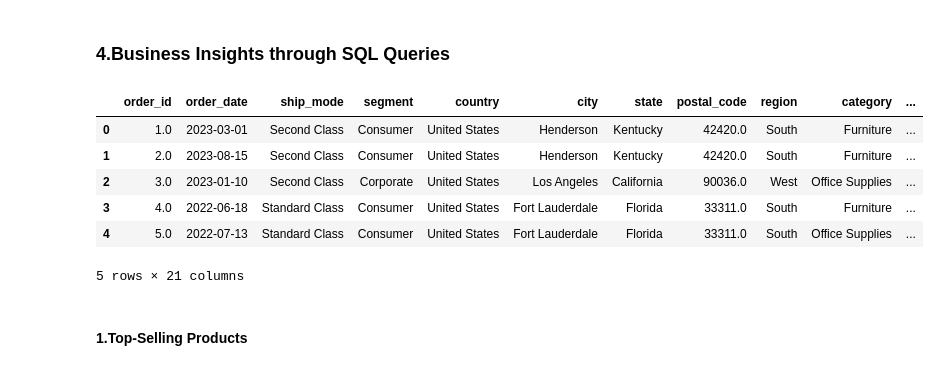
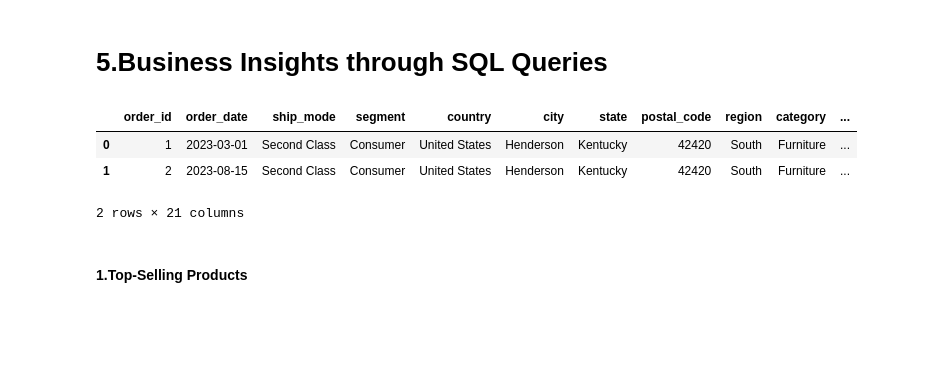
Before and after one commit to rarnkmrbridgelabz/Retail-Order-Data-Analysis, a Jupyter notebook: retail_order_data_analysis.ipynb, the cells around one changed output. Cells and saved outputs as stored; diff of their text form; code cells hidden in the pictures; blank space fills up the shorter version.

```diff
--- a/retail_order_data_analysis.ipynb
+++ b/retail_order_data_analysis.ipynb
@@ -115,4 +145 @@ Index(['order_id', 'postal_code', 'cost_price', 'list_price', 'quantity',
-# %%
-#If null present we can replace "null" by "0"
-df[numerical_columns] = df[numerical_columns].fillna(0)
 # %% [markdown]
@@ -149,3 +146,0 @@ df# Before removing rows_with_null_value
-# %%
-# Drop row(s) where column 'ship_mode' contains a null value
-df.dropna(subset=['ship_mode'], inplace=True)
@@ -172 +147,4 @@ df# After removing rows_with_null_value
+# %%
+# To remove rows with Null values
+df.dropna(inplace=True)
 # %% [markdown]
@@ -248,0 +172,3 @@ dtype: object
+# %%
+# Remove trailing spaces only from string columns
+df[df.select_dtypes(include='object').columns] = df.select_dtypes(include='object').map(lambda x: x.rstrip() if isinstance(x, str) else x)
@@ -284,15 +268,12 @@ NameError: name 'pd' is not defined
 # %% [markdown]
-### 4.Business Insights through SQL Queries
+# 5.Business Insights through SQL Queries
 # %%
-df.head()
+df.head(2)
 # %% [output]
 |  | order_id | order_date | ship_mode | segment | country | city | state | postal_code | region | category | ... |
-| 0 | 1.0 | 2023-03-01 | Second Class | Consumer | United States | Henderson | Kentucky | 42420.0 | South | Furniture | ... |
-| 1 | 2.0 | 2023-08-15 | Second Class | Consumer | United States | Henderson | Kentucky | 42420.0 | South | Furniture | ... |
-| 2 | 3.0 | 2023-01-10 | Second Class | Corporate | United States | Los Angeles | California | 90036.0 | West | Office Supplies | ... |
-| 3 | 4.0 | 2022-06-18 | Standard Class | Consumer | United States | Fort Lauderdale | Florida | 33311.0 | South | Furniture | ... |
-| 4 | 5.0 | 2022-07-13 | Standard Class | Consumer | United States | Fort Lauderdale | Florida | 33311.0 | South | Office Supplies | ... |
+| 0 | 1 | 2023-03-01 | Second Class | Consumer | United States | Henderson | Kentucky | 42420 | South | Furniture | ... |
+| 1 | 2 | 2023-08-15 | Second Class | Consumer | United States | Henderson | Kentucky | 42420 | South | Furniture | ... |
-5 rows × 21 columns
+2 rows × 21 columns
 # %% [markdown]
 #### 1.Top-Selling Products
 # %%
```
Also changed, not shown: parts of 161 cells of this notebook, 6 other files.
